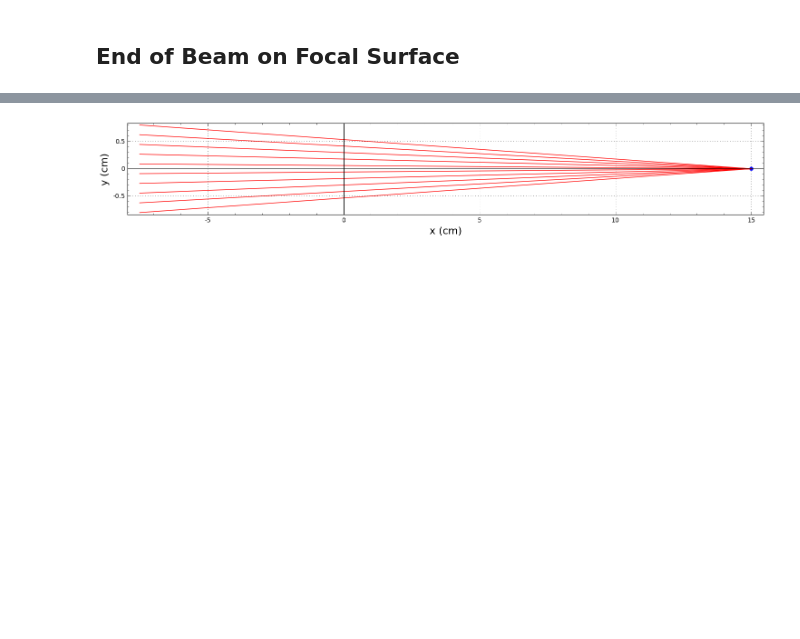
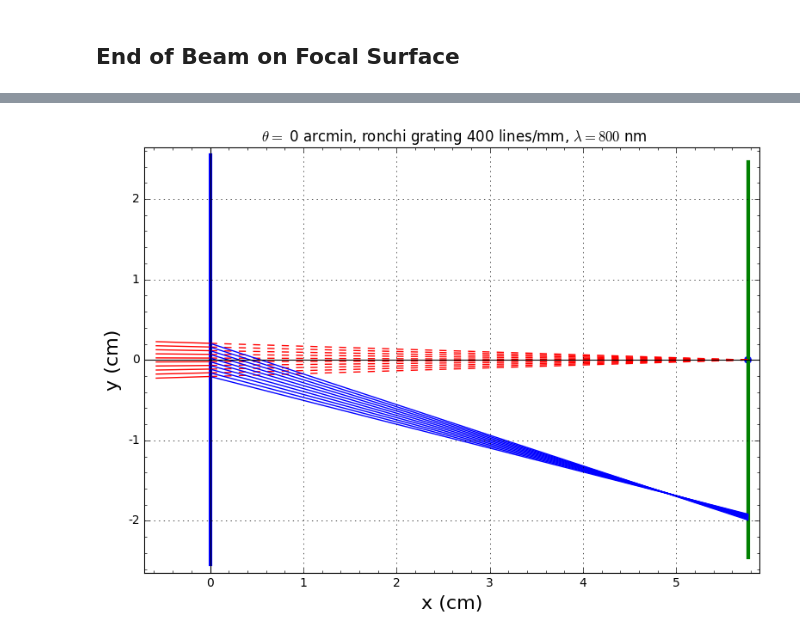
Before and after one commit to sylvielsstfr/AtmGratingOptics, a Jupyter notebook: AuxTelOptGeom_CTIO_sagenb.ipynb, the cells around one changed output, grey strips where cells are left out. Saved outputs shown, nothing was run; the diff lists cells and outputs as text; code cells hidden in the pictures; blank space fills up the shorter version.

```diff
--- a/AuxTelOptGeom_CTIO_sagenb.ipynb
+++ b/AuxTelOptGeom_CTIO_sagenb.ipynb
@@ -51,7 +52,7 @@ Ronchi_N=Ronchi_size/Ronchi_a   # total number of lines
 # %% [markdown]
 #### Filter
 # %%
-Filt_D=0.15 # m distance of the filter position wrt CCD plane
+Filt_D=0.05769 # m distance of the filter position wrt CCD plane
 Filt_size=3*inch_to_mm
 # %% [markdown]
 #### CCD Detector
@@ -192,5 +360,9 @@ import numpy as np
 # %%
-def PlotEndBeam2(df,k,N,ratio=1):
+def PlotEndBeamGrating(df,k,N,wl=800.,ratio=1):
+
+
+
+    title=' $\\theta =$ 0 arcmin, ronchi grating {} lines/mm, $\lambda = {}$ nm'.format(Ronchi_r,int(wl))
 
     df=df*m_to_cm # convert into cm
     y2max=1/Tel_Fnum/2.*df
@@ -198,14 +370,42 @@ def PlotEndBeam2(df,k,N,ratio=1):
 
     optical_obj= []
 
+
+
     FocalP=point((df, 0), size=40) # Focal Point
     optical_obj.append(FocalP)
+
+    ronchi_size=Ronchi_size*m_to_cm
+    det_size=Det_size*0.1
+
+    #axes
+    #optical_obj.append(line( [(-k*df+df,0),(df,0)], color="black",thickness=1))
+    #optical_obj.append(line( [(0,-det_size/2.),(0,det_size/2.)], color="black",thickness=1))
+
+    ronchi=line([(0,-ronchi_size/2),(0,ronchi_size/2.)],color="blue",thickness=3)
+    ccd=line([(df,-det_size/2),(df,det_size/2.)],color="green",thickness=3)
+
+    optical_obj.append(ronchi)
+    optical_obj.append(ccd)
 
 
 
     for i in range(N):
         optical_obj.append(line( [(-k*df+df,k*y2[i]),(0,y2[i])], color="red",thickness=1))
-        optical_obj.append(line( [(0,y2[i]),(df,0)], color="red",thickness=1))
+        optical_obj.append(line( [(0,y2[i]),(df,0)], color="red",thickness=1,linestyle="--"))
+        length=np.sqrt(y2[i]**2+df**2)      # length of ray in air
+        alpha=atan(y2[i]/df)                # incident angle on Ronchi
+        theta_in=asin(wl*nm_to_m/Ronchi_a)# dispersion angle
+        #theta_out= theta_in+alpha
+        #y3=y2[i]-df*tan(theta_out)
+
+        theta_out=arcsin(sin(alpha)+wl*nm_to_m/Ronchi_a)
+        y3=y2[i]-df*tan(theta_out)
+
+        #theta_out=alpha-theta_in
+        #y3=-(y2[i]-df*tan(theta_out))
+
+        optical_obj.append(line( [(0,y2[i]),(df,y3)], color="blue",thickness=1))
 
     NbObj=len(optical_obj)
 
@@ -215,8 +415,10 @@ def PlotEndBeam2(df,k,N,ratio=1):
         else:
             p=p+optical_obj[i]
 
-    show(p, figsize=15,aspect_ratio=ratio,frame=True,gridlines=True,axes_labels=['x (cm)','y (cm)'])
+
+
+    show(p,title=title,figsize=8,aspect_ratio=ratio,frame=True,gridlines=True,axes_labels=['x (cm)','y (cm)'])
 # %%
-PlotEndBeam2(Filt_D,1.5,10,ratio=2)
+PlotEndBeamGrating(Filt_D,1.1,10,wl=800.,ratio=None)
 # %% [output]
-[figure, old version]
+[figure, new version]
```
Also changed, not shown: parts of 22 cells of this notebook.
